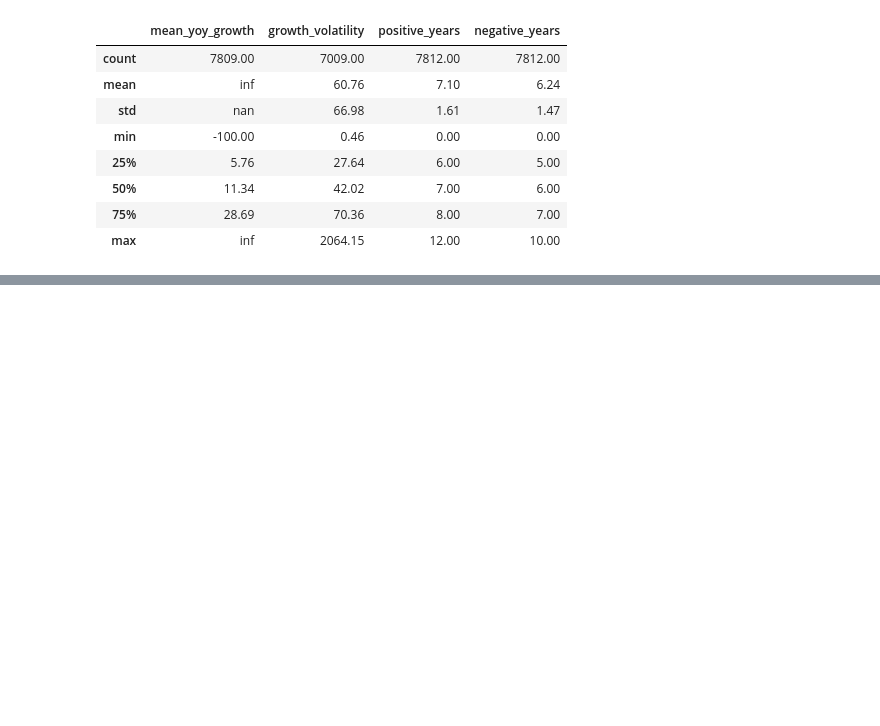
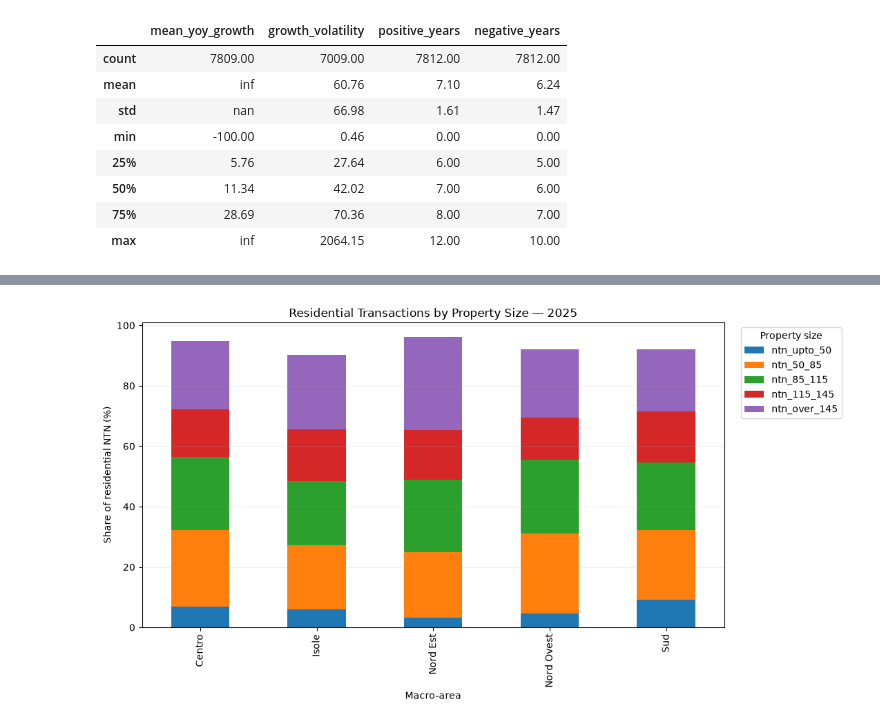
Before and after one commit to danielematix67-boop/italian-real-estate-analysis, a Jupyter notebook: notebooks/02_omi_transactions_exploration.ipynb, the cells around one changed output, grey strips where cells are left out. Saved outputs shown, nothing was run; the diff lists cells and outputs as text; code cells hidden in the pictures; blank space fills up the shorter version.

```diff
--- a/notebooks/02_omi_transactions_exploration.ipynb
+++ b/notebooks/02_omi_transactions_exploration.ipynb
@@ -1739,0 +1802,27 @@ display(
+# %%
+fig, ax = plt.subplots(figsize=(11, 6))
+
+area_size_composition[
+    size_cols
+].plot(
+    kind='bar',
+    stacked=True,
+    ax=ax
+)
+
+ax.set_title(
+    f'Residential Transactions by Property Size — {latest_year}'
+)
+ax.set_xlabel('Macro-area')
+ax.set_ylabel('Share of residential NTN (%)')
+ax.legend(
+    title='Property size',
+    bbox_to_anchor=(1.02, 1),
+    loc='upper left'
+)
+ax.grid(axis='y', alpha=0.2)
+
+fig.tight_layout()
+plt.show()
+# %% [output]
+[figure, added]
```
Also changed, not shown: parts of 4 cells of this notebook, 1 other file.
